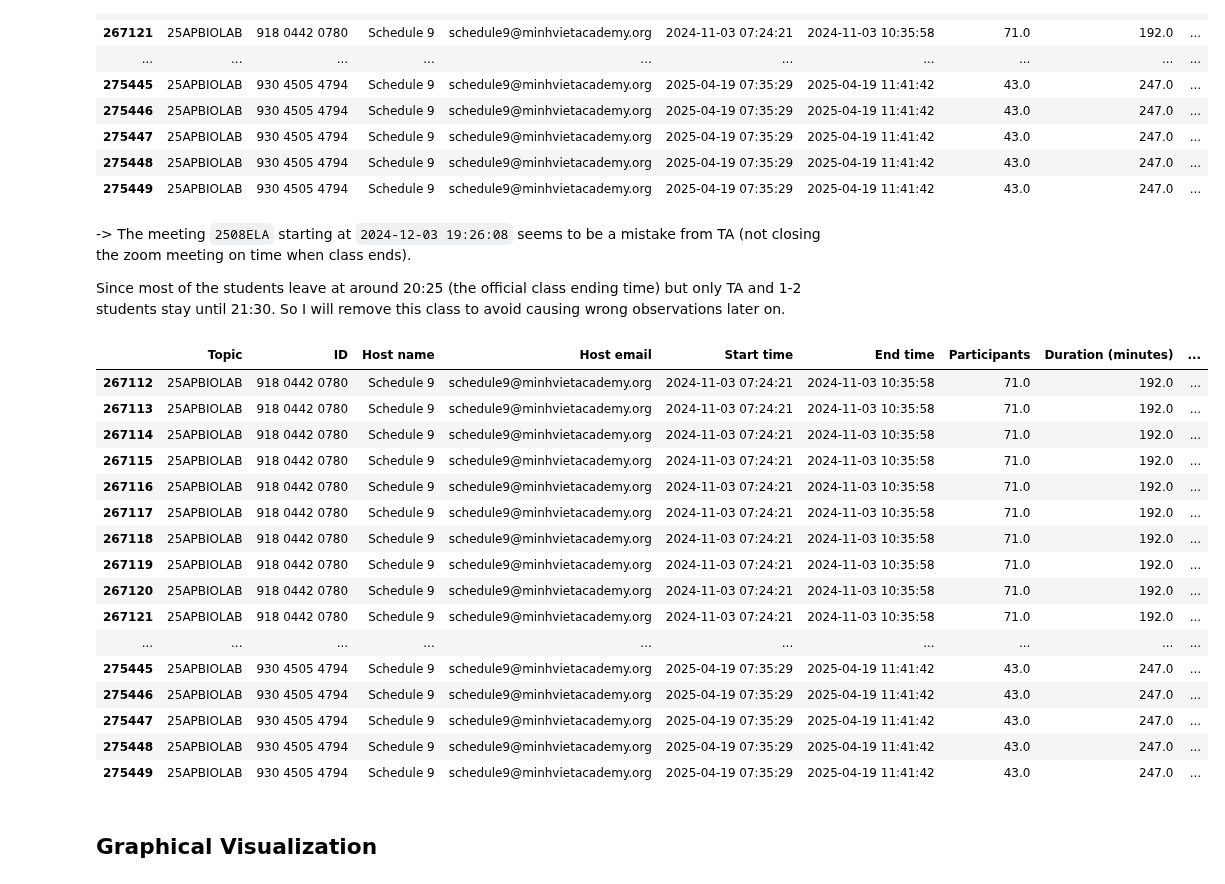
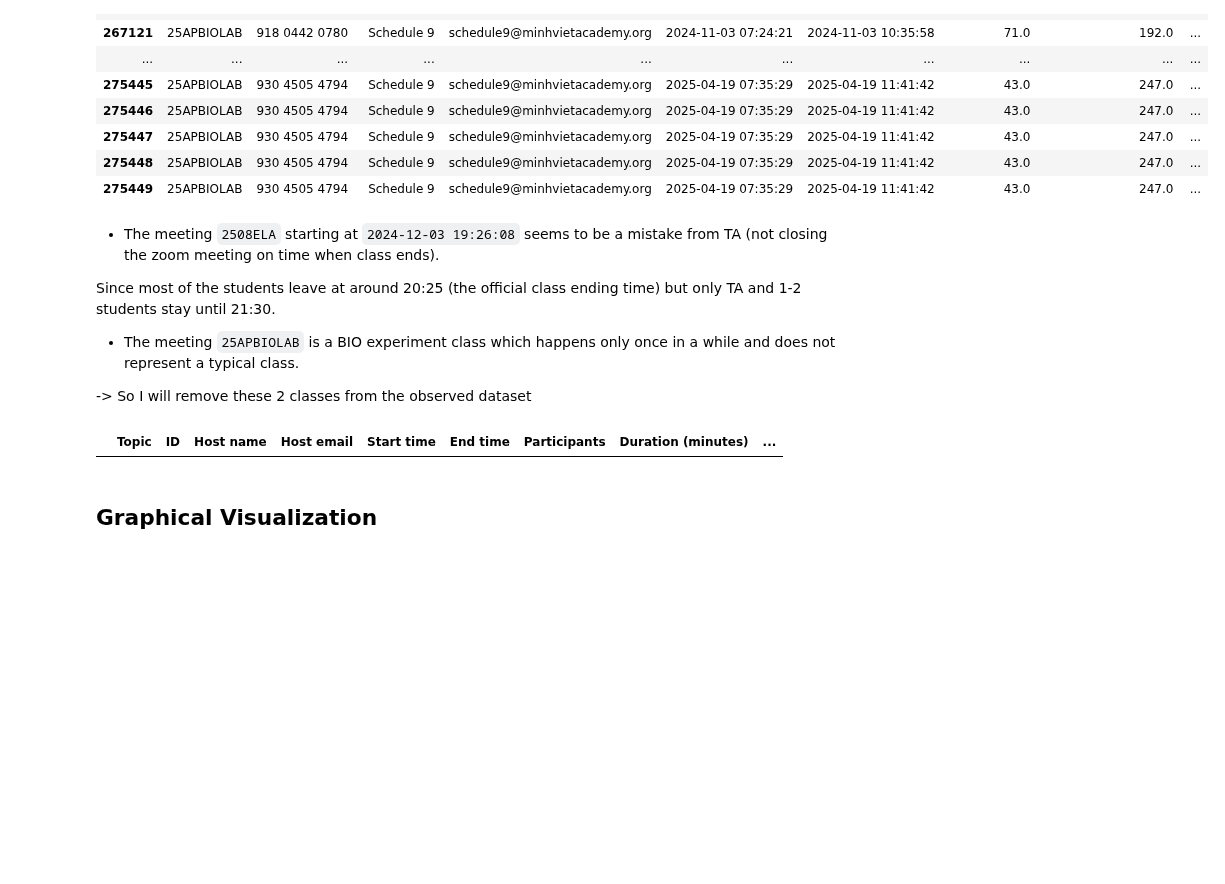
Before and after one commit to tthvan/Customer-Retention-Analysis, a Jupyter notebook: cleanin.ipynb, the cells around one changed output. Saved outputs shown, nothing was run; the diff lists cells and outputs as text; code cells hidden in the pictures; blank space fills up the shorter version.

```diff
--- a/cleanin.ipynb
+++ b/cleanin.ipynb
@@ -360,31 +360,19 @@ df[df['Duration (minutes)'] > 100]
 | 275448 | 25APBIOLAB | 930 4505 4794 | Schedule 9 | schedule9@minhvietacademy.org | 2025-04-19 07:35:29 | 2025-04-19 11:41:42 | 43.0 | 247.0 | ... |
 | 275449 | 25APBIOLAB | 930 4505 4794 | Schedule 9 | schedule9@minhvietacademy.org | 2025-04-19 07:35:29 | 2025-04-19 11:41:42 | 43.0 | 247.0 | ... |
 # %% [markdown]
--> The meeting `2508ELA` starting at `2024-12-03 19:26:08` seems to be a mistake from TA (not closing the zoom meeting on time when class ends).
+- The meeting `2508ELA` starting at `2024-12-03 19:26:08` seems to be a mistake from TA (not closing the zoom meeting on time when class ends).
 
-Since most of the students leave at around 20:25 (the official class ending time) but only TA and 1-2 students stay until 21:30. So I will remove this class to avoid causing wrong observations later on.
+Since most of the students leave at around 20:25 (the official class ending time) but only TA and 1-2 students stay until 21:30.
+
+- The meeting `25APBIOLAB` is a BIO experiment class which happens only once in a while and does not represent a typical class.
+
+-> So I will remove these 2 classes from the observed dataset
 # %%
 #Remove the class which TA closed on the wrong time
-df = df[~(df['Duration (minutes)']==131)]
-df[df['Duration (minutes)'] > 100] #check if it's still there
+df = df[~(df['Duration (minutes)'] >= 131)]
+df[df['Duration (minutes)'] > 100] #check if the 2 classes still there
 # %% [output]
 |  | Topic | ID | Host name | Host email | Start time | End time | Participants | Duration (minutes) | ... |
-| 267112 | 25APBIOLAB | 918 0442 0780 | Schedule 9 | schedule9@minhvietacademy.org | 2024-11-03 07:24:21 | 2024-11-03 10:35:58 | 71.0 | 192.0 | ... |
-| 267113 | 25APBIOLAB | 918 0442 0780 | Schedule 9 | schedule9@minhvietacademy.org | 2024-11-03 07:24:21 | 2024-11-03 10:35:58 | 71.0 | 192.0 | ... |
-| 267114 | 25APBIOLAB | 918 0442 0780 | Schedule 9 | schedule9@minhvietacademy.org | 2024-11-03 07:24:21 | 2024-11-03 10:35:58 | 71.0 | 192.0 | ... |
-| 267115 | 25APBIOLAB | 918 0442 0780 | Schedule 9 | schedule9@minhvietacademy.org | 2024-11-03 07:24:21 | 2024-11-03 10:35:58 | 71.0 | 192.0 | ... |
-| 267116 | 25APBIOLAB | 918 0442 0780 | Schedule 9 | schedule9@minhvietacademy.org | 2024-11-03 07:24:21 | 2024-11-03 10:35:58 | 71.0 | 192.0 | ... |
-| 267117 | 25APBIOLAB | 918 0442 0780 | Schedule 9 | schedule9@minhvietacademy.org | 2024-11-03 07:24:21 | 2024-11-03 10:35:58 | 71.0 | 192.0 | ... |
-| 267118 | 25APBIOLAB | 918 0442 0780 | Schedule 9 | schedule9@minhvietacademy.org | 2024-11-03 07:24:21 | 2024-11-03 10:35:58 | 71.0 | 192.0 | ... |
-| 267119 | 25APBIOLAB | 918 0442 0780 | Schedule 9 | schedule9@minhvietacademy.org | 2024-11-03 07:24:21 | 2024-11-03 10:35:58 | 71.0 | 192.0 | ... |
-| 267120 | 25APBIOLAB | 918 0442 0780 | Schedule 9 | schedule9@minhvietacademy.org | 2024-11-03 07:24:21 | 2024-11-03 10:35:58 | 71.0 | 192.0 | ... |
-| 267121 | 25APBIOLAB | 918 0442 0780 | Schedule 9 | schedule9@minhvietacademy.org | 2024-11-03 07:24:21 | 2024-11-03 10:35:58 | 71.0 | 192.0 | ... |
-| ... | ... | ... | ... | ... | ... | ... | ... | ... | ... |
-| 275445 | 25APBIOLAB | 930 4505 4794 | Schedule 9 | schedule9@minhvietacademy.org | 2025-04-19 07:35:29 | 2025-04-19 11:41:42 | 43.0 | 247.0 | ... |
-| 275446 | 25APBIOLAB | 930 4505 4794 | Schedule 9 | schedule9@minhvietacademy.org | 2025-04-19 07:35:29 | 2025-04-19 11:41:42 | 43.0 | 247.0 | ... |
-| 275447 | 25APBIOLAB | 930 4505 4794 | Schedule 9 | schedule9@minhvietacademy.org | 2025-04-19 07:35:29 | 2025-04-19 11:41:42 | 43.0 | 247.0 | ... |
-| 275448 | 25APBIOLAB | 930 4505 4794 | Schedule 9 | schedule9@minhvietacademy.org | 2025-04-19 07:35:29 | 2025-04-19 11:41:42 | 43.0 | 247.0 | ... |
-| 275449 | 25APBIOLAB | 930 4505 4794 | Schedule 9 | schedule9@minhvietacademy.org | 2025-04-19 07:35:29 | 2025-04-19 11:41:42 | 43.0 | 247.0 | ... |
 # %% [markdown]
 ## Graphical Visualization
 # %% [markdown]
```
Also changed, not shown: parts of 17 cells of this notebook.
